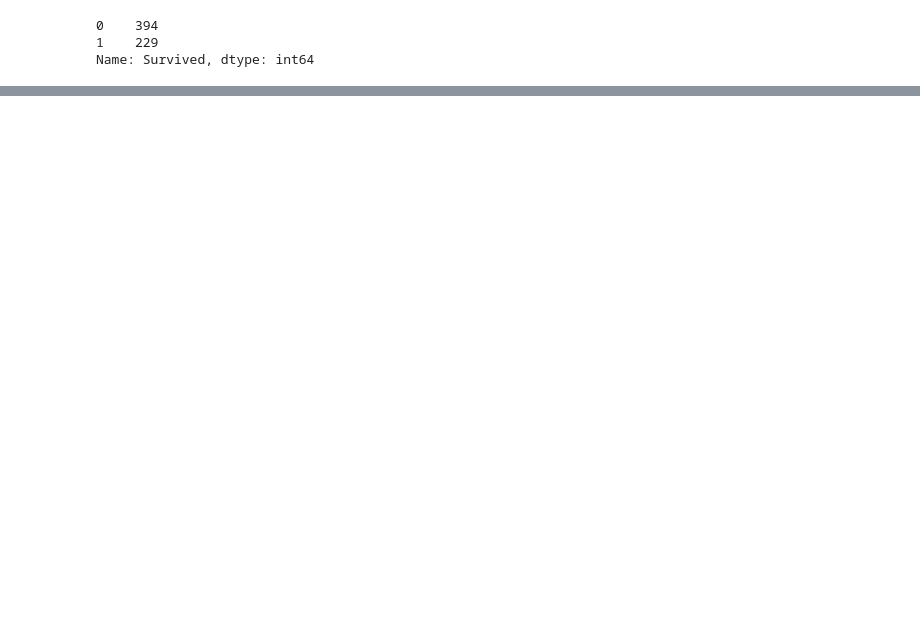
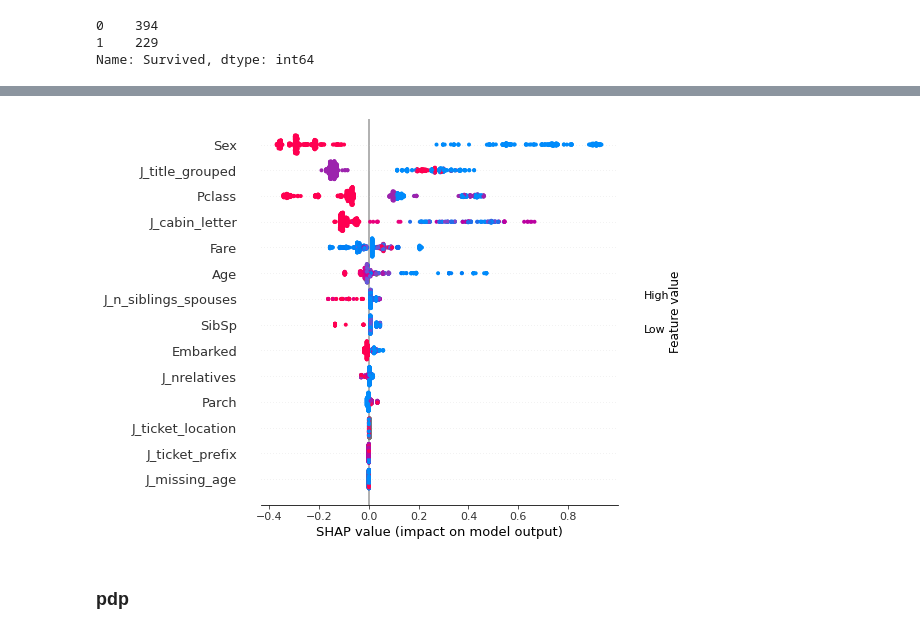
Before and after one commit to jackg1787/titanic_ml, a Jupyter notebook: notebooks/3. make a model.ipynb, the cells around one changed output, grey strips where cells are left out. Drawn from its saved outputs; the diff is of its cells as text; code cells hidden in the pictures; blank space fills up the shorter version.

```diff
--- a/notebooks/3. make a model.ipynb
+++ b/notebooks/3. make a model.ipynb
@@ -175,0 +213,6 @@ fnc.plot_distro_per_cat(data[data['train_val']=='train'], 'clf_score', 'Survived
+# %%
+shap.summary_plot(shap_train)
+# %% [output]
+[figure, added]
+# %% [markdown]
+### pdp
```
Also changed, not shown: parts of 31 cells of this notebook, 5 other files.
